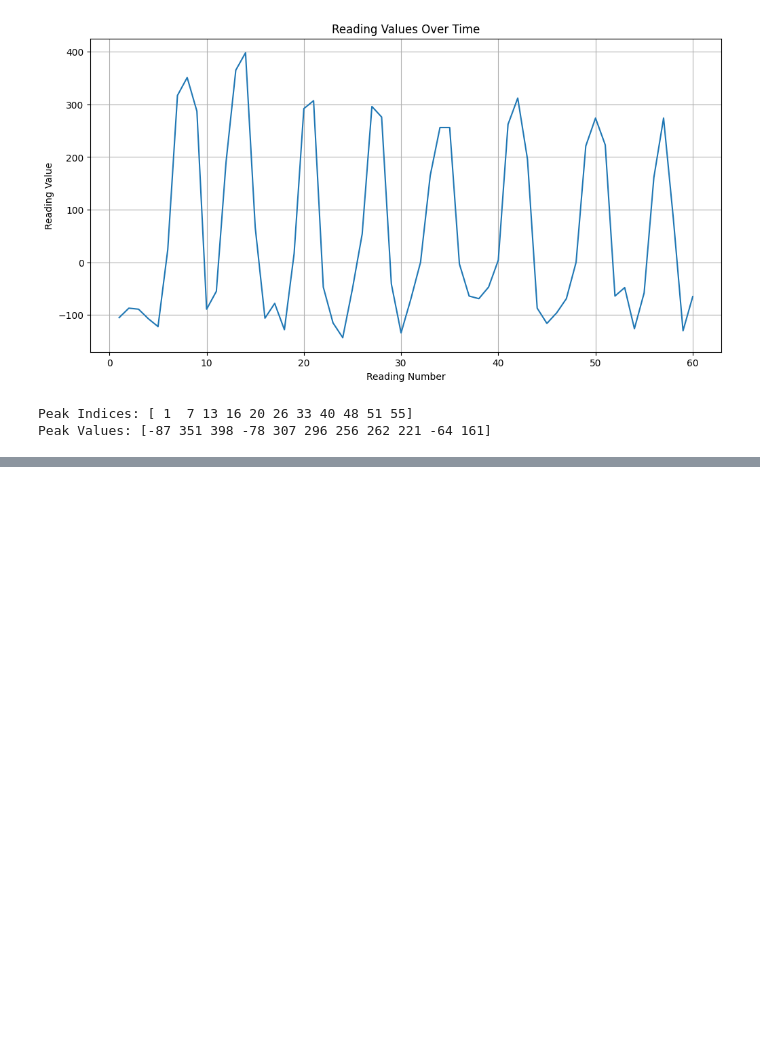
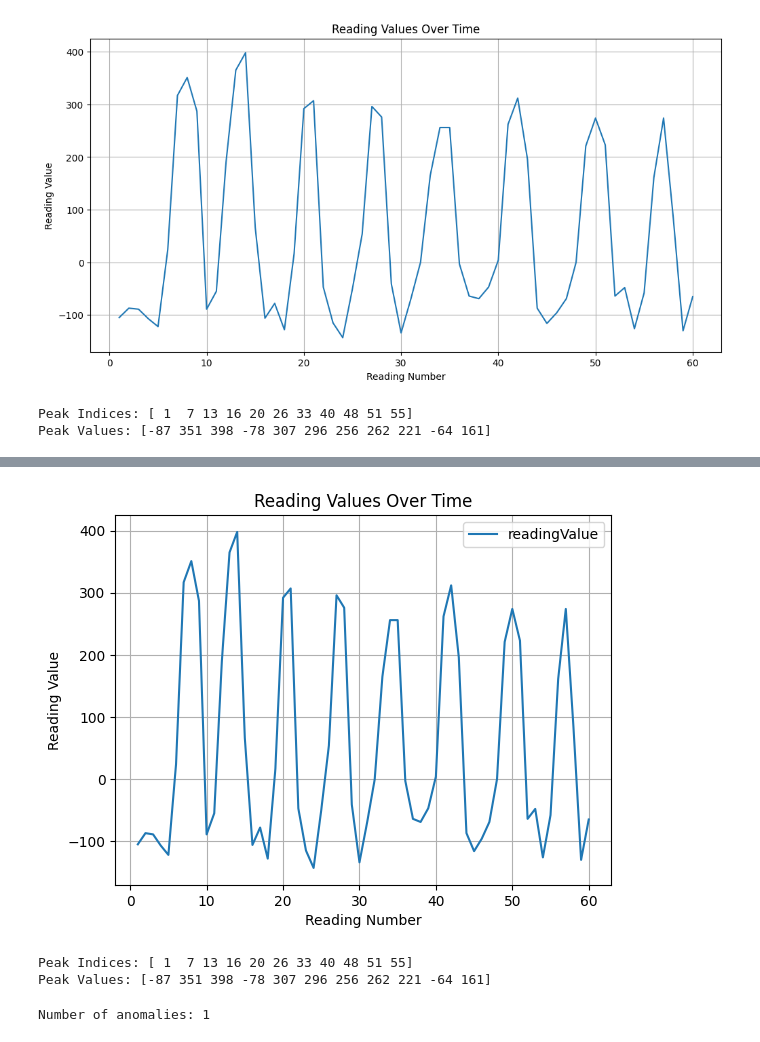
Before and after one commit to Dune-Global/neurorehab-data-analysis-notebooks, a Jupyter notebook: peak_visualizer.ipynb, the cells around one changed output, grey strips where cells are left out. Saved outputs shown, nothing was run; the diff lists cells and outputs as text; code cells hidden in the pictures; blank space fills up the shorter version.

```diff
--- a/peak_visualizer.ipynb
+++ b/peak_visualizer.ipynb
@@ -74,0 +119,52 @@ Peak Values: [-87 351 398 -78 307 296 256 262 221 -64 161]
+# %%
+import pandas as pd
+import numpy as np
+
+data = {
+    "readingNumber": np.array([1, 2, 3, 4, 5, 6, 7, 8, 9, 10, 11, 12, 13, 14, 15, 16, 17, 18, 19, 20, 21, 22, 23, 24, 25, 26, 27, 28, 29, 30, 31, 32, 33, 34, 35, 36, 37, 38, 39, 40, 41, 42, 43, 44, 45, 46, 47, 48, 49, 50, 51, 52, 53, 54, 55, 56, 57, 58, 59, 60]),
+    "readingValue": np.array([-105, -87, -89, -107, -122, 24, 317, 351, 287, -89, -55, 191, 365, 398, 66, -106, -78, -128, 17, 292, 307, -47, -115, -143, -50, 54, 296, 276, -41, -134, -70, 0, 165, 256, 256, -3, -64, -69, -47, 4, 262, 312, 196, -87, -116, -96, -69, 0, 221, 274, 223, -64, -48, -126, -58, 161, 274, 84, -130, -65]),
+}
+
+df = pd.DataFrame(data)
+# %%
+df.plot(x='readingNumber', y='readingValue', kind='line')
+plt.xlabel("Reading Number")
+plt.ylabel("Reading Value")
+plt.title("Reading Values Over Time")
+plt.grid(True)
+plt.show()
+# %% [output]
+[figure, added]
+# %%
+def find_peaks(arr):
+    difference = np.diff(arr)
+    nonzero_difference = difference[difference != 0]
+    signs = np.sign(nonzero_difference)
+    peaks = np.where((np.diff(np.sign(signs)) == -2) & (np.sign(signs[:-1]) == 1))[0] + 1
+    return peaks
+
+peak_indices = find_peaks(df['readingValue'].values)
+peak_values = df['readingValue'].values[peak_indices]
+
+print(f"Peak Indices: {peak_indices}")
+print(f"Peak Values: {peak_values}")
+# %% [output]
+Peak Indices: [ 1  7 13 16 20 26 33 40 48 51 55]
+Peak Values: [-87 351 398 -78 307 296 256 262 221 -64 161]
+# %%
+from sklearn.ensemble import IsolationForest
+
+def detect_anomalies(arr, contamination=0.01):
+    clf = IsolationForest(contamination=contamination)
+    clf.fit(arr.reshape(-1, 1))
+    scores = clf.decision_function(arr.reshape(-1, 1))
+    labels = clf.predict(arr.reshape(-1, 1))
+    return labels, scores
+
+labels, scores = detect_anomalies(df['readingValue'].values)
+
+anomalies = df[labels == -1]
+
+print(f"Number of anomalies: {len(anomalies)}")
+# %% [output]
+Number of anomalies: 1
```
Also changed, not shown: parts of 8 cells of this notebook.
